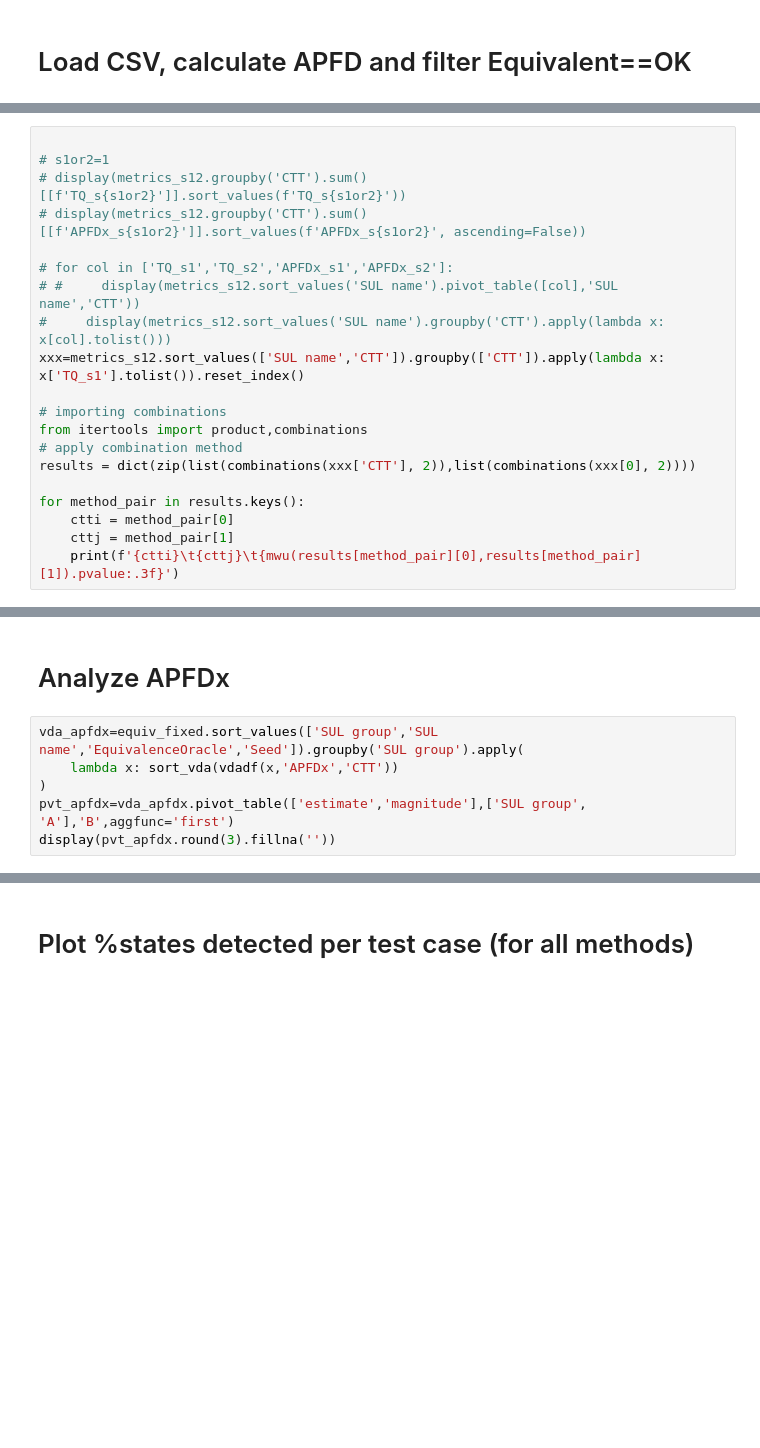
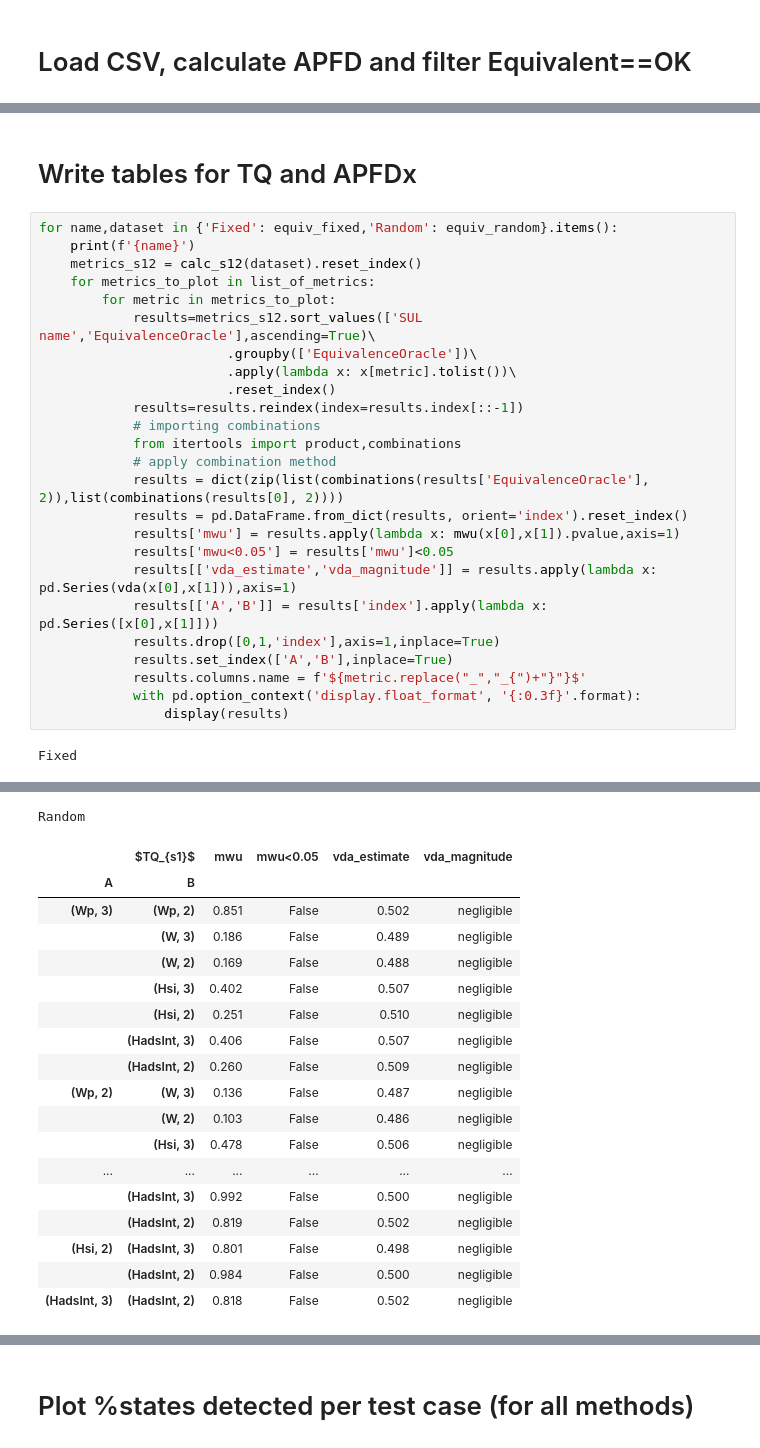
Before and after one commit to warfareonly/cttlearn, a Jupyter notebook: analysis/analysis.ipynb, the cells around one changed output, grey strips where cells are left out. Drawn from its saved outputs; the diff is of its cells as text; blank space fills up the shorter version.

```diff
--- a/analysis/analysis.ipynb
+++ b/analysis/analysis.ipynb
@@ -78,20 +71,0 @@ for metrics_to_plot in list_of_metrics:
-# %%
-
-# s1or2=1
-# display(metrics_s12.groupby('CTT').sum()[[f'TQ_s{s1or2}']].sort_values(f'TQ_s{s1or2}'))
-# display(metrics_s12.groupby('CTT').sum()[[f'APFDx_s{s1or2}']].sort_values(f'APFDx_s{s1or2}', ascending=False))
-
-# for col in ['TQ_s1','TQ_s2','APFDx_s1','APFDx_s2']:
-# #     display(metrics_s12.sort_values('SUL name').pivot_table([col],'SUL name','CTT'))
-#     display(metrics_s12.sort_values('SUL name').groupby('CTT').apply(lambda x: x[col].tolist()))
-xxx=metrics_s12.sort_values(['SUL name','CTT']).groupby(['CTT']).apply(lambda x: x['TQ_s1'].tolist()).reset_index()
-
-# importing combinations
-from itertools import product,combinations
-# apply combination method
-results = dict(zip(list(combinations(xxx['CTT'], 2)),list(combinations(xxx[0], 2))))
-
-for method_pair in results.keys():
-    ctti = method_pair[0]
-    cttj = method_pair[1]
-    print(f'{ctti}\t{cttj}\t{mwu(results[method_pair][0],results[method_pair][1]).pvalue:.3f}')
@@ -132,9 +72,29 @@ SPYH    HadsInt 0.074
-# %% [markdown]
-
-# Analyze APFDx
-# %%
-vda_apfdx=equiv_fixed.sort_values(['SUL group','SUL name','EquivalenceOracle','Seed']).groupby('SUL group').apply(
-    lambda x: sort_vda(vdadf(x,'APFDx','CTT'))
-)
-pvt_apfdx=vda_apfdx.pivot_table(['estimate','magnitude'],['SUL group', 'A'],'B',aggfunc='first')
-display(pvt_apfdx.round(3).fillna(''))
+# %% [markdown]
+# Write tables for TQ and APFDx
+# %%
+for name,dataset in {'Fixed': equiv_fixed,'Random': equiv_random}.items():
+    print(f'{name}')
+    metrics_s12 = calc_s12(dataset).reset_index()
+    for metrics_to_plot in list_of_metrics:
+        for metric in metrics_to_plot:
+            results=metrics_s12.sort_values(['SUL name','EquivalenceOracle'],ascending=True)\
+                        .groupby(['EquivalenceOracle'])\
+                        .apply(lambda x: x[metric].tolist())\
+                        .reset_index()
+            results=results.reindex(index=results.index[::-1])
+            # importing combinations
+            from itertools import product,combinations
+            # apply combination method
+            results = dict(zip(list(combinations(results['EquivalenceOracle'], 2)),list(combinations(results[0], 2))))
+            results = pd.DataFrame.from_dict(results, orient='index').reset_index()
+            results['mwu'] = results.apply(lambda x: mwu(x[0],x[1]).pvalue,axis=1)
+            results['mwu<0.05'] = results['mwu']<0.05
+            results[['vda_estimate','vda_magnitude']] = results.apply(lambda x: pd.Series(vda(x[0],x[1])),axis=1)
+            results[['A','B']] = results['index'].apply(lambda x: pd.Series([x[0],x[1]]))
+            results.drop([0,1,'index'],axis=1,inplace=True)
+            results.set_index(['A','B'],inplace=True)
+            results.columns.name = f'${metric.replace("_","_{")+"}"}$'
+            with pd.option_context('display.float_format', '{:0.3f}'.format):
+                display(results)
+# %% [output]
+Fixed
@@ -140,0 +169,19 @@ display(pvt_apfdx.round(3).fillna(''))
+Random
+|  | $TQ_{s1}$ | mwu | mwu<0.05 | vda_estimate | vda_magnitude |
+| A | B |  |  |  |  |
+| (Wp, 3) | (Wp, 2) | 0.851 | False | 0.502 | negligible |
+|  | (W, 3) | 0.186 | False | 0.489 | negligible |
+|  | (W, 2) | 0.169 | False | 0.488 | negligible |
+|  | (Hsi, 3) | 0.402 | False | 0.507 | negligible |
+|  | (Hsi, 2) | 0.251 | False | 0.510 | negligible |
+|  | (HadsInt, 3) | 0.406 | False | 0.507 | negligible |
+|  | (HadsInt, 2) | 0.260 | False | 0.509 | negligible |
+| (Wp, 2) | (W, 3) | 0.136 | False | 0.487 | negligible |
+|  | (W, 2) | 0.103 | False | 0.486 | negligible |
+|  | (Hsi, 3) | 0.478 | False | 0.506 | negligible |
+| ... | ... | ... | ... | ... | ... |
+|  | (HadsInt, 3) | 0.992 | False | 0.500 | negligible |
+|  | (HadsInt, 2) | 0.819 | False | 0.502 | negligible |
+| (Hsi, 2) | (HadsInt, 3) | 0.801 | False | 0.498 | negligible |
+|  | (HadsInt, 2) | 0.984 | False | 0.500 | negligible |
+| (HadsInt, 3) | (HadsInt, 2) | 0.818 | False | 0.502 | negligible |
```
Also changed, not shown: parts of 12 cells of this notebook.
